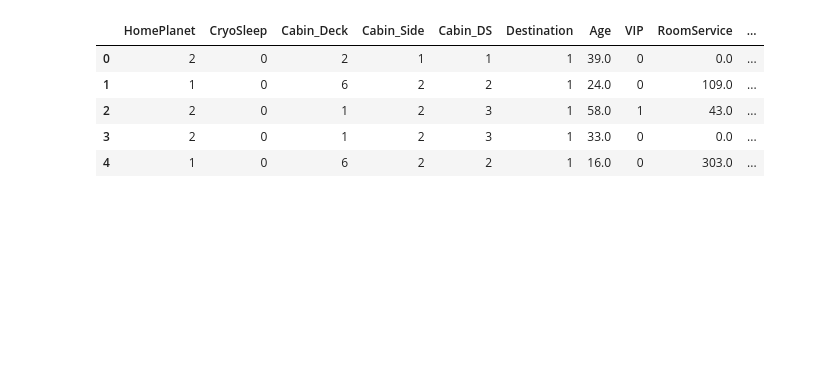
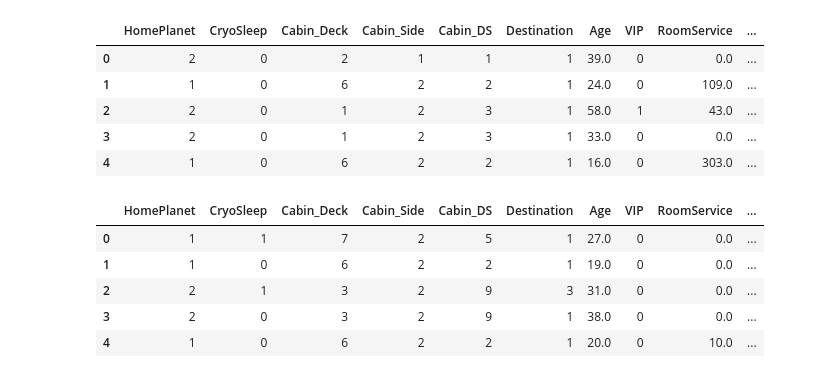
Before and after one commit to SharanKalyan/Spaceship-Titanic-Kaggle, a Jupyter notebook: 3_Machine_Learning.ipynb, the cells around one changed output. Saved outputs shown, nothing was run; the diff lists cells and outputs as text; code cells hidden in the pictures; blank space fills up the shorter version.

```diff
--- a/3_Machine_Learning.ipynb
+++ b/3_Machine_Learning.ipynb
@@ -616,0 +636,6 @@ test['Destination'].replace(dest_list,dest_id,True)
+# %%
+test['Total_Expenses'] = test['RoomService'] + test['Spa'] + test['VRDeck']
+# %%
+test['Cabin_Deck'] = test['Cabin_Deck'].map({'A':1,'B':2,'C':3,'D':4,'E':5,'F':6,'G':7,'T':8})
+# %%
+test['Cabin_Side'] = test['Cabin_Side'].map({'P':1,'S':2})
@@ -616,0 +644,11 @@ test['Destination'].replace(dest_list,dest_id,True)
+# %%
+test['VIP'] = test['VIP'].map({True:1,False:0})
+# %%
+test.head()
+# %% [output]
+|  | HomePlanet | CryoSleep | Cabin_Deck | Cabin_Side | Cabin_DS | Destination | Age | VIP | RoomService | ... |
+| 0 | 1 | 1 | 7 | 2 | 5 | 1 | 27.0 | 0 | 0.0 | ... |
+| 1 | 1 | 0 | 6 | 2 | 2 | 1 | 19.0 | 0 | 0.0 | ... |
+| 2 | 2 | 1 | 3 | 2 | 9 | 3 | 31.0 | 0 | 0.0 | ... |
+| 3 | 2 | 0 | 3 | 2 | 9 | 1 | 38.0 | 0 | 0.0 | ... |
+| 4 | 1 | 0 | 6 | 2 | 2 | 1 | 20.0 | 0 | 10.0 | ... |
```
Also changed, not shown: parts of 39 cells of this notebook.
